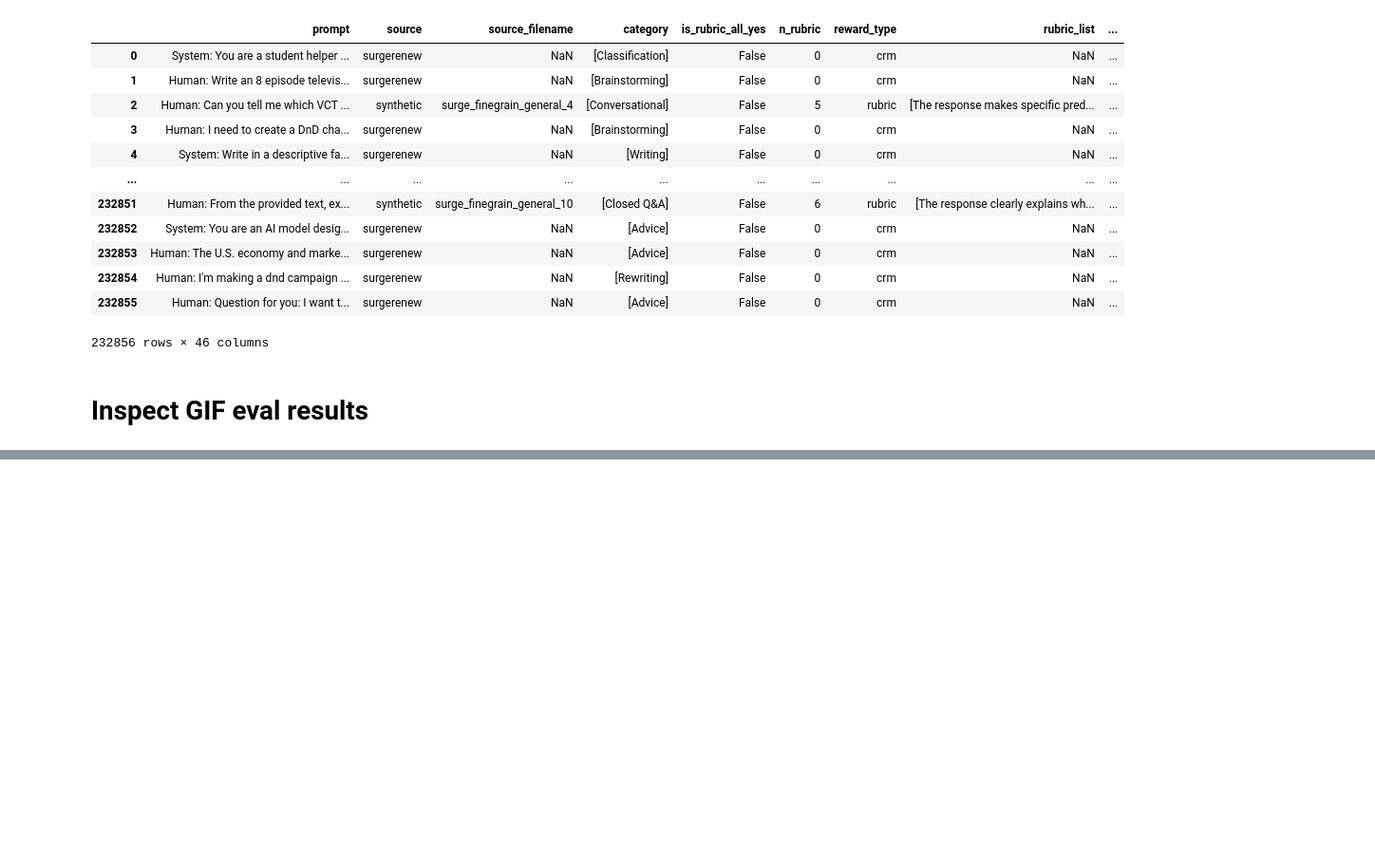
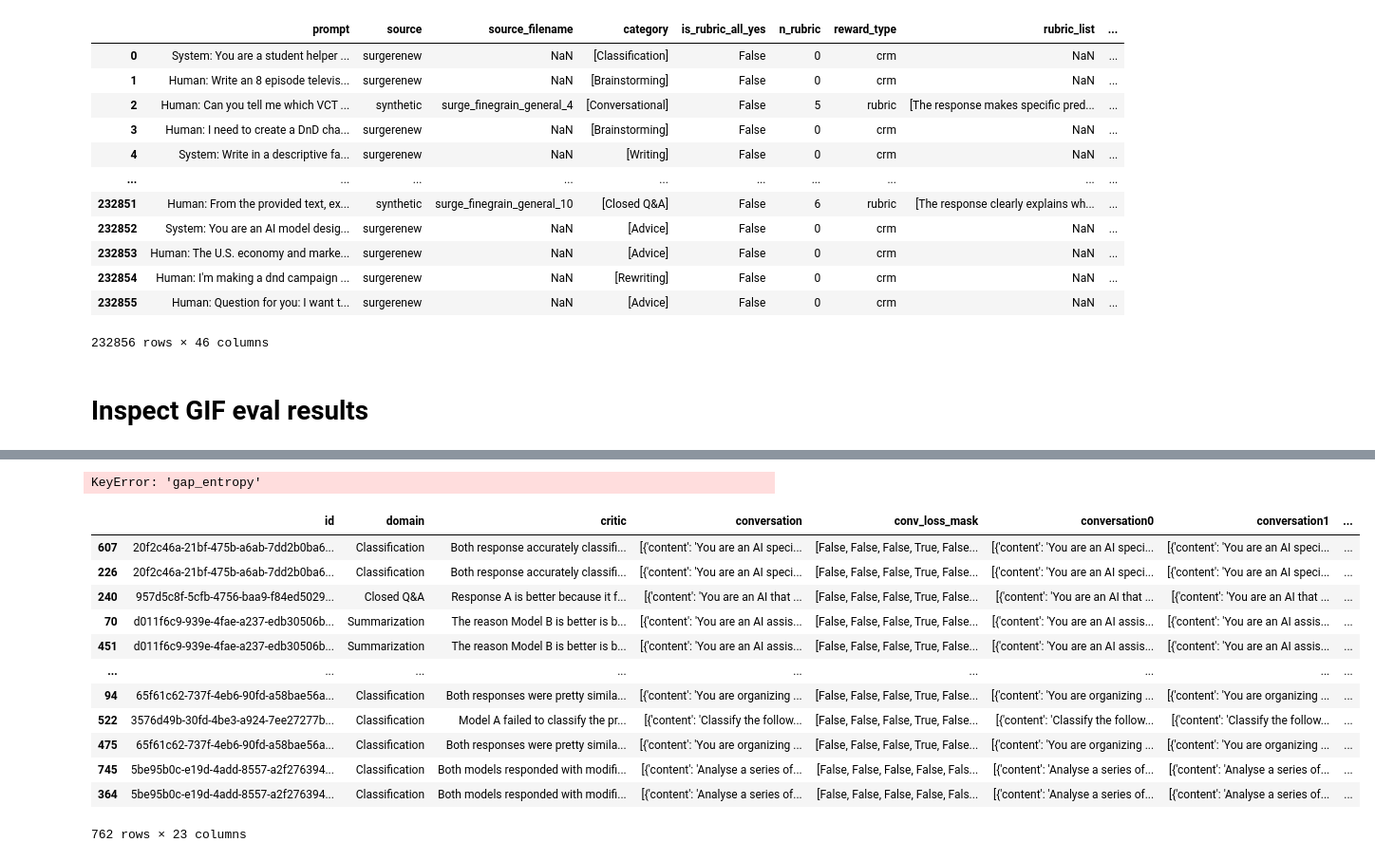
Before and after one commit to yuchenhe-xai/yccolab, a Jupyter notebook: 241015_exp_runs_rubrics.ipynb, the cells around one changed output, grey strips where cells are left out. Shown at 95% size. Saved outputs shown, nothing was run; the diff lists cells and outputs as text; code cells hidden in the pictures; blank space fills up the shorter version.

```diff
--- a/241015_exp_runs_rubrics.ipynb
+++ b/241015_exp_runs_rubrics.ipynb
@@ -3747,0 +4428,4 @@ plt.show()
+# %%
+df1 = json.load(open("/data/datasets/preferences-v2/surge/[x-9] RLHF - Enterprise API - Batch 4.json", "r"))
+
+pd.DataFrame(df1)
@@ -3931,0 +5076,32 @@ Name: Value, dtype: float64
+# %%
+input_folder = "/data/datasets/preferences-v2/filtered/xrenewNONE/train/surge_api_1/data/*.parquet"
+output_path = "/data/datasets/preferences-v2/filtered/xrenewNONEentropy/surge_api_1/"
+newdata = await process_convo(input_folder, output_path)
+# %% [output]
+KeyError: 'gap_entropy'
+# %%
+def getentropygap(row):
+    return row['entropy_scores']['gap_entropy']
+
+# Apply the function to create a new column or use directly for sorting
+# Here, we create a temporary column for clarity, but you can also sort directly
+newdata['temp_entropy_gap'] = newdata.apply(getentropygap, axis=1)
+
+# Now sort the DataFrame by the temporary column
+newdatasorted = newdata.sort_values(by='temp_entropy_gap', ascending=True)
+
+newdatasorted
+# %% [output]
+|  | id | domain | critic | conversation | conv_loss_mask | conversation0 | conversation1 | ... |
+| 607 | 20f2c46a-21bf-475b-a6ab-7dd2b0ba6... | Classification | Both response accurately classifi... | [{'content': 'You are an AI speci... | [False, False, False, True, False... | [{'content': 'You are an AI speci... | [{'content': 'You are an AI speci... | ... |
+| 226 | 20f2c46a-21bf-475b-a6ab-7dd2b0ba6... | Classification | Both response accurately classifi... | [{'content': 'You are an AI speci... | [False, False, False, True, False... | [{'content': 'You are an AI speci... | [{'content': 'You are an AI speci... | ... |
+| 240 | 957d5c8f-5cfb-4756-baa9-f84ed5029... | Closed Q&A | Response A is better because it f... | [{'content': 'You are an AI that ... | [False, False, False, True, False... | [{'content': 'You are an AI that ... | [{'content': 'You are an AI that ... | ... |
+| 70 | d011f6c9-939e-4fae-a237-edb30506b... | Summarization | The reason Model B is better is b... | [{'content': 'You are an AI assis... | [False, False, False, True, False... | [{'content': 'You are an AI assis... | [{'content': 'You are an AI assis... | ... |
+| 451 | d011f6c9-939e-4fae-a237-edb30506b... | Summarization | The reason Model B is better is b... | [{'content': 'You are an AI assis... | [False, False, False, True, False... | [{'content': 'You are an AI assis... | [{'content': 'You are an AI assis... | ... |
+| ... | ... | ... | ... | ... | ... | ... | ... | ... |
+| 94 | 65f61c62-737f-4eb6-90fd-a58bae56a... | Classification | Both responses were pretty simila... | [{'content': 'You are organizing ... | [False, False, False, True, False... | [{'content': 'You are organizing ... | [{'content': 'You are organizing ... | ... |
+| 522 | 3576d49b-30fd-4be3-a924-7ee27277b... | Classification | Model A failed to classify the pr... | [{'content': 'Classify the follow... | [False, False, False, True, False... | [{'content': 'Classify the follow... | [{'content': 'Classify the follow... | ... |
+| 475 | 65f61c62-737f-4eb6-90fd-a58bae56a... | Classification | Both responses were pretty simila... | [{'content': 'You are organizing ... | [False, False, False, True, False... | [{'content': 'You are organizing ... | [{'content': 'You are organizing ... | ... |
+| 745 | 5be95b0c-e19d-4add-8557-a2f276394... | Classification | Both models responded with modifi... | [{'content': 'Analyse a series of... | [False, False, False, False, Fals... | [{'content': 'Analyse a series of... | [{'content': 'Analyse a series of... | ... |
+| 364 | 5be95b0c-e19d-4add-8557-a2f276394... | Classification | Both models responded with modifi... | [{'content': 'Analyse a series of... | [False, False, False, False, Fals... | [{'content': 'Analyse a series of... | [{'content': 'Analyse a series of... | ... |
+762 rows × 23 columns
```
Also changed, not shown: parts of 34 cells of this notebook.
